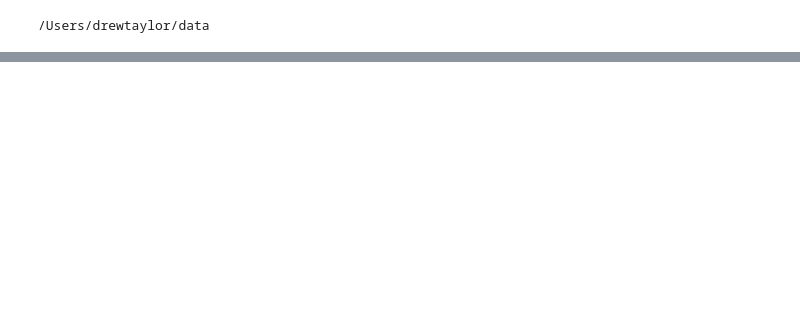
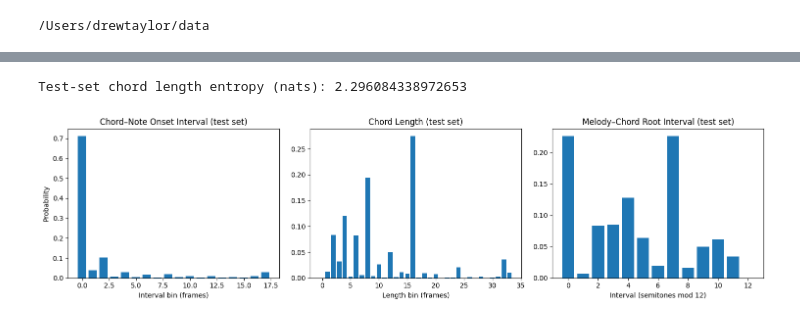
Before and after one commit to imabeastdrew/models, a Jupyter notebook: notebooks/dataset.ipynb, the cells around one changed output, grey strips where cells are left out. Saved outputs shown, nothing was run; the diff lists cells and outputs as text; code cells hidden in the pictures; blank space fills up the shorter version.

```diff
--- a/notebooks/dataset.ipynb
+++ b/notebooks/dataset.ipynb
@@ -71,0 +75,30 @@ Reference Chord Length Entropy: 2.296499290802694
+# %%
+test_hist = compute_test_set_histograms(test_loader, id_to_token)
+
+fig, axes = plt.subplots(1, 3, figsize=(15, 4))
+
+# Chord–note onset interval
+x_on = np.arange(test_hist.onset_hist.shape[0])
+axes[0].bar(x_on, test_hist.onset_hist)
+axes[0].set_title("Chord–Note Onset Interval (test set)")
+axes[0].set_xlabel("Interval bin (frames)")
+axes[0].set_ylabel("Probability")
+
+# Chord length
+x_len = np.arange(test_hist.chord_length_hist.shape[0])
+axes[1].bar(x_len, test_hist.chord_length_hist)
+axes[1].set_title("Chord Length (test set)")
+axes[1].set_xlabel("Length bin (frames)")
+
+# Melody–chord root harmonic interval
+x_harm = np.arange(test_hist.harmonic_interval_hist.shape[0])
+axes[2].bar(x_harm, test_hist.harmonic_interval_hist)
+axes[2].set_title("Melody–Chord Root Interval (test set)")
+axes[2].set_xlabel("Interval (semitones mod 12)")
+
+fig.tight_layout()
+
+print("Test-set chord length entropy (nats):", test_hist.chord_length_entropy)
+# %% [output]
+Test-set chord length entropy (nats): 2.296084338972653
+[figure, added]
```
Also changed, not shown: parts of 2 cells of this notebook, 11 other files.
